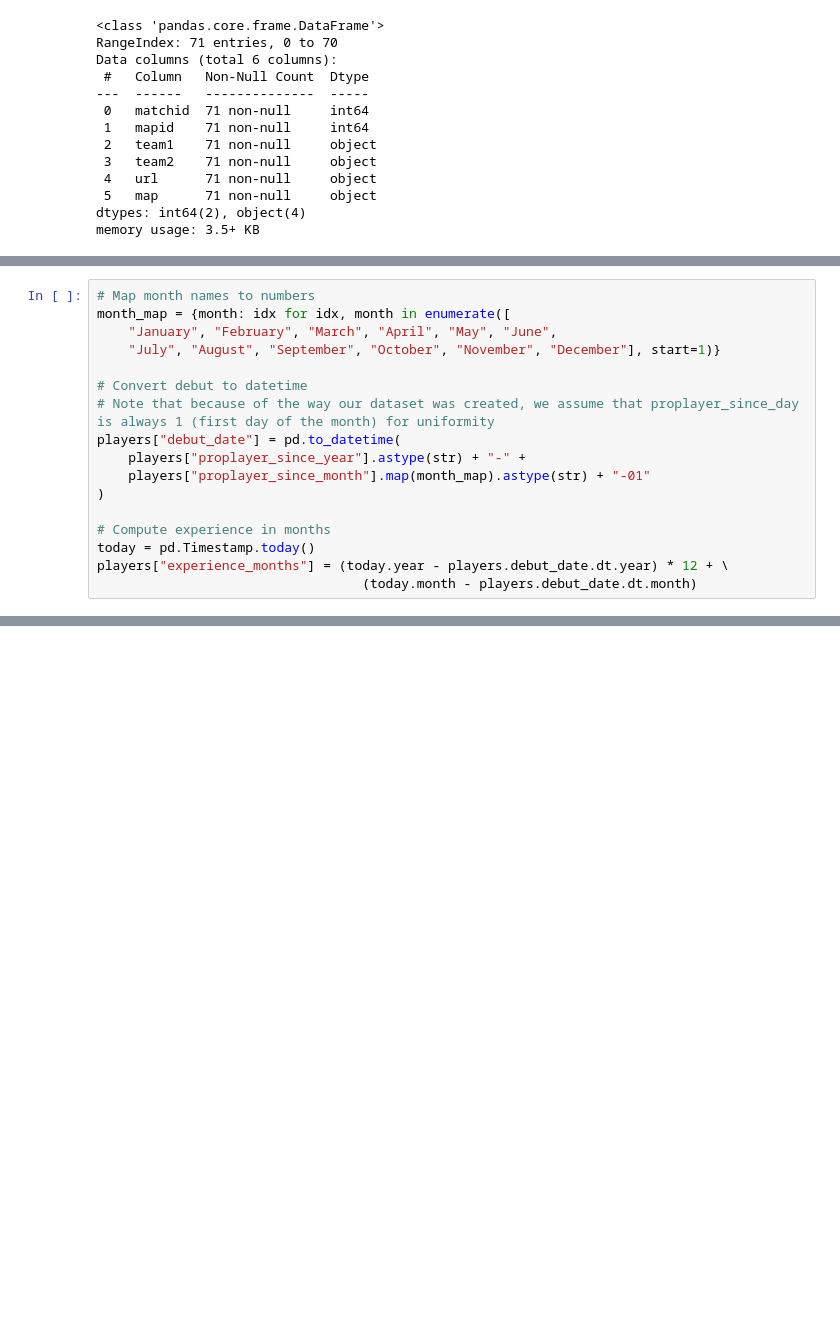
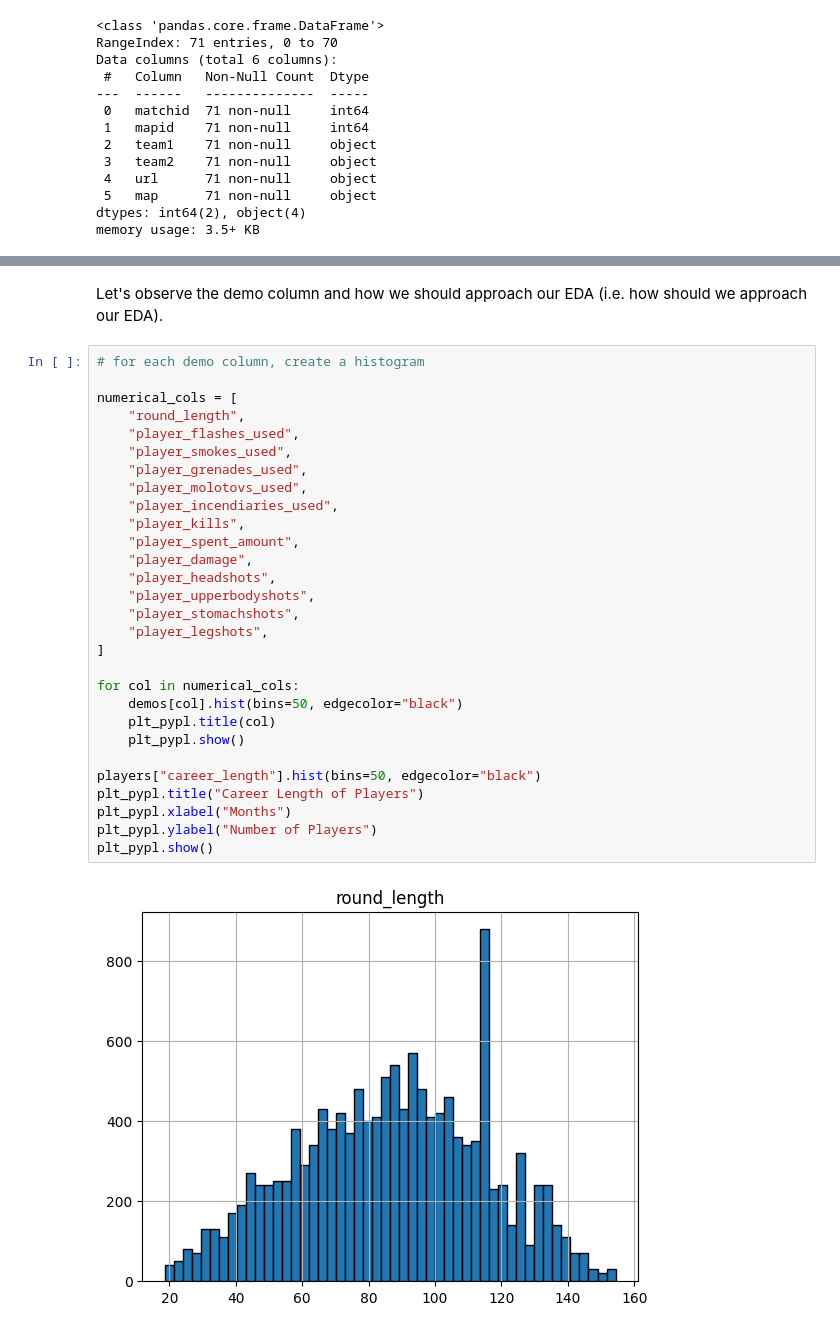
Before and after one commit to iwillreku3206/CSMODEL-MP, a Jupyter notebook: MP.ipynb, the cells around one changed output, grey strips where cells are left out. Drawn from its saved outputs; the diff is of its cells as text; blank space fills up the shorter version.

```diff
--- a/MP.ipynb
+++ b/MP.ipynb
@@ -990,17 +582,0 @@ We start by understanding how long players have been active professionally.
-# %%
-# Map month names to numbers
-month_map = {month: idx for idx, month in enumerate([
-    "January", "February", "March", "April", "May", "June",
-    "July", "August", "September", "October", "November", "December"], start=1)}
-
-# Convert debut to datetime
-# Note that because of the way our dataset was created, we assume that proplayer_since_day is always 1 (first day of the month) for uniformity
-players["debut_date"] = pd.to_datetime(
-    players["proplayer_since_year"].astype(str) + "-" +
-    players["proplayer_since_month"].map(month_map).astype(str) + "-01"
-)
-
-# Compute experience in months
-today = pd.Timestamp.today()
-players["experience_months"] = (today.year - players.debut_date.dt.year) * 12 + \
-                                  (today.month - players.debut_date.dt.month)
@@ -1140,0 +603,33 @@ After using this tool/service, the author(s) reviewed and edited the content as
+# %% [markdown]
+Let's observe the demo column and how we should approach our EDA (i.e. how should we approach our EDA).
+# %%
+# for each demo column, create a histogram
+
+numerical_cols = [
+    "round_length",
+    "player_flashes_used",
+    "player_smokes_used",
+    "player_grenades_used",
+    "player_molotovs_used",
+    "player_incendiaries_used",
+    "player_kills",
+    "player_spent_amount",
+    "player_damage",
+    "player_headshots",
+    "player_upperbodyshots",
+    "player_stomachshots",
+    "player_legshots",
+]
+
+for col in numerical_cols:
+    demos[col].hist(bins=50, edgecolor="black")
+    plt_pypl.title(col)
+    plt_pypl.show()
+
+players["career_length"].hist(bins=50, edgecolor="black")
+plt_pypl.title("Career Length of Players")
+plt_pypl.xlabel("Months")
+plt_pypl.ylabel("Number of Players")
+plt_pypl.show()
+# %% [output]
+[figure, added]
```
Also changed, not shown: parts of 201 cells of this notebook.
